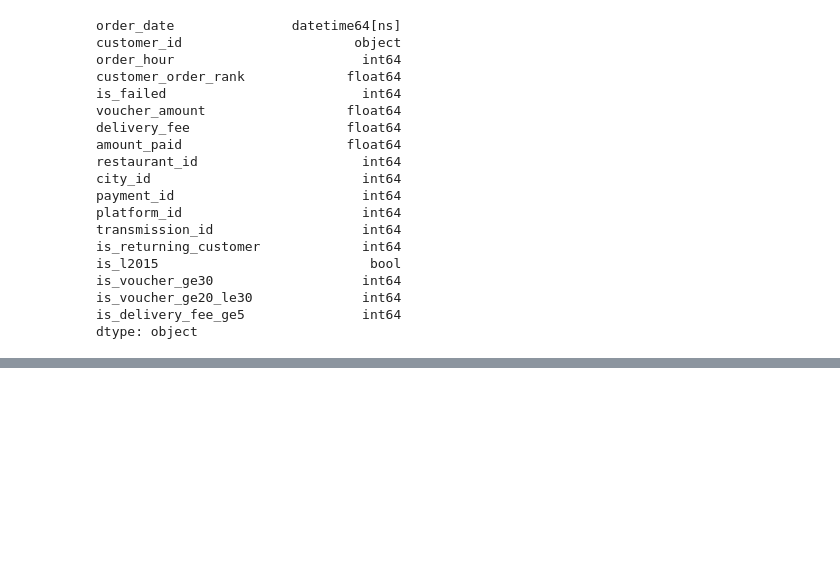
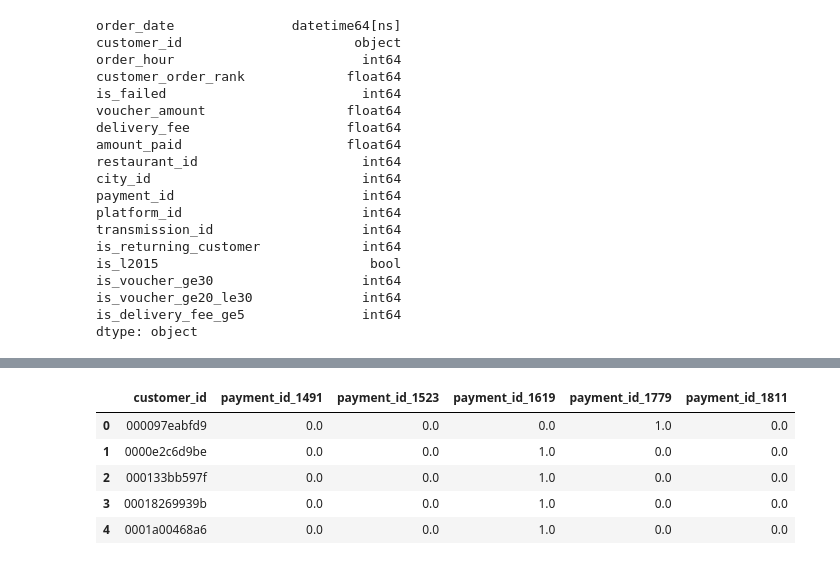
Before and after one commit to hadi-gharibi/oreh_yreviled, a Jupyter notebook: notebooks/02-FE.ipynb, the cells around one changed output, grey strips where cells are left out. Saved outputs shown, nothing was run; the diff lists cells and outputs as text; code cells hidden in the pictures; blank space fills up the shorter version.

```diff
--- a/notebooks/02-FE.ipynb
+++ b/notebooks/02-FE.ipynb
@@ -43,0 +122,11 @@ gp = df.groupby(df.index)
+# %%
+#for for categorical features with not lots of unique values we can calculate number of occurrence for each
+payment_id_cnt = unstack_gp(gp, 'payment_id')
+payment_id_cnt.head()
+# %% [output]
+|  | customer_id | payment_id_1491 | payment_id_1523 | payment_id_1619 | payment_id_1779 | payment_id_1811 |
+| 0 | 000097eabfd9 | 0.0 | 0.0 | 0.0 | 1.0 | 0.0 |
+| 1 | 0000e2c6d9be | 0.0 | 0.0 | 1.0 | 0.0 | 0.0 |
+| 2 | 000133bb597f | 0.0 | 0.0 | 1.0 | 0.0 | 0.0 |
+| 3 | 00018269939b | 0.0 | 0.0 | 1.0 | 0.0 | 0.0 |
+| 4 | 0001a00468a6 | 0.0 | 0.0 | 1.0 | 0.0 | 0.0 |
```
Also changed, not shown: parts of 11 cells of this notebook.
